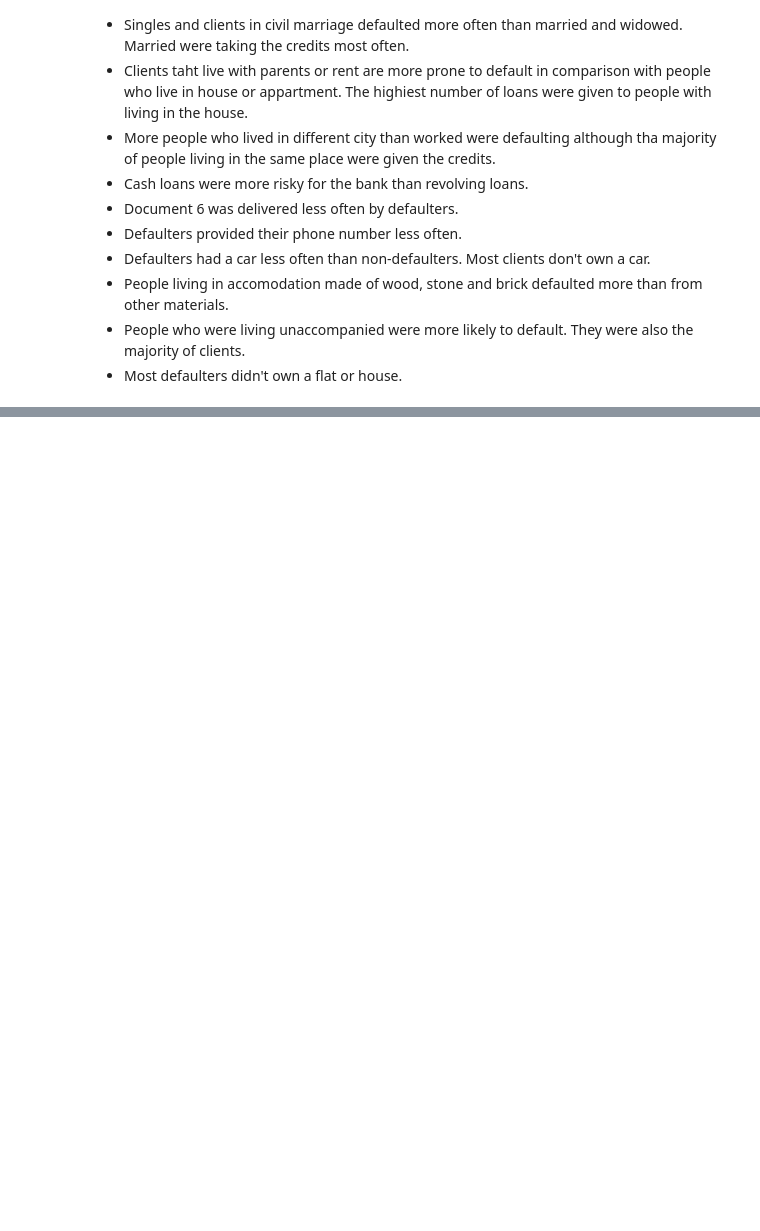
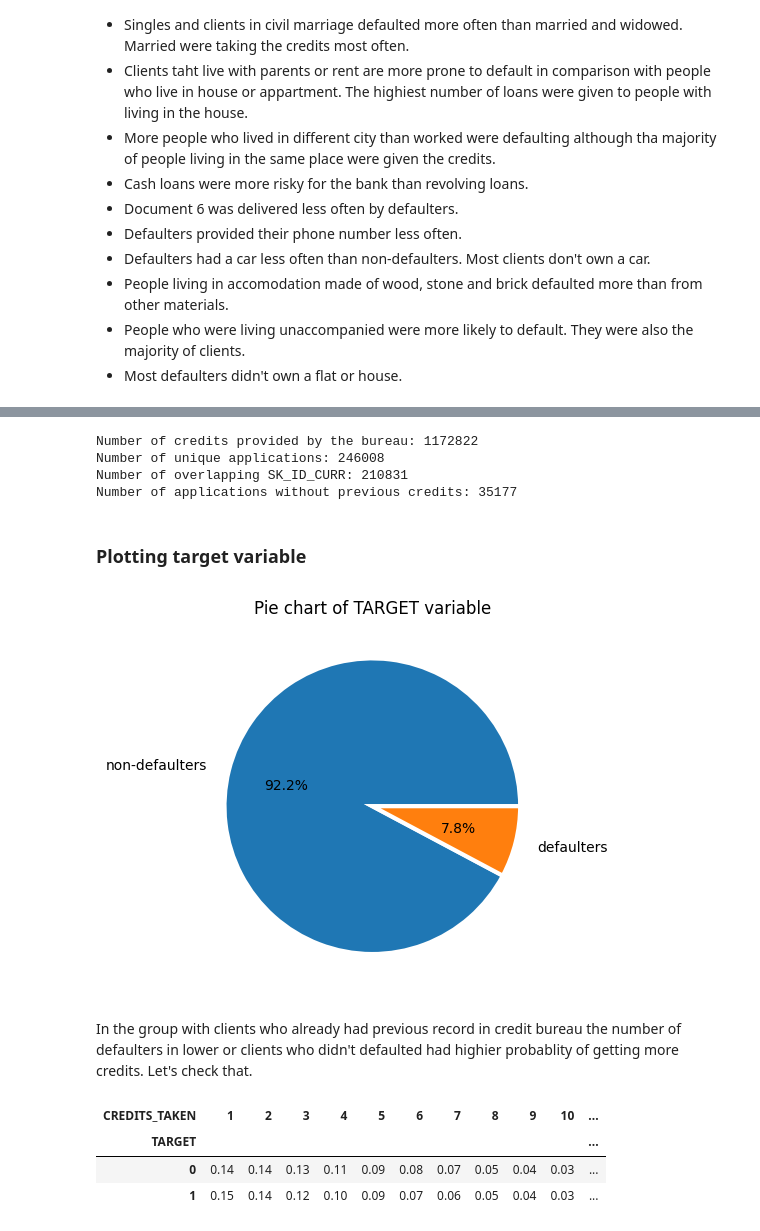
Before and after one commit to malgorzatakolka/HomeCreditDefaultRisk, a Jupyter notebook: Untitled.ipynb, the cells around one changed output, grey strips where cells are left out. Saved outputs shown, nothing was run; the diff lists cells and outputs as text; code cells hidden in the pictures; blank space fills up the shorter version.

```diff
--- a/Untitled.ipynb
+++ b/Untitled.ipynb
@@ -505,4 +505,6 @@ X_train, X_test, y_train, y_test = train_test_split(X, y, test_size=0.2, random_
 
 # Get the data for eda
 df_eda = pd.merge(X_train, y_train, left_index=True, right_index=True)
-df_eda = df_eda.drop('SK_ID_CURR', axis=1)
+
+# Getting unique values of application identification number for analysis with other tables
+app_id_eda = df_eda['SK_ID_CURR'].unique()
@@ -821,0 +827,3 @@ Observations:
+# %%
+bureau = pd.read_csv("bureau.csv")
+bureau.head(2)
@@ -821,0 +836,6 @@ Observations:
+# %%
+# Removing duplicates
+bureau = duplicates_check(bureau, 'bureau.csv')
+
+# Reducing memory
+bureau = reduce_memory_usage(bureau)
@@ -821,0 +864,4 @@ Observations:
+# %%
+# Merging bureau table with target variable and extracting data for analysis
+bureau_eda = df[['SK_ID_CURR', 'TARGET']].loc[df['SK_ID_CURR'].isin(app_id_eda)].merge(bureau, on='SK_ID_CURR', how='inner')
+bureau_eda.head()
@@ -821,0 +875,18 @@ Observations:
+# %%
+print(f'Number of credits provided by the bureau: {bureau_eda.shape[0]}')
+print(f'Number of unique applications: {len(app_id_eda)}')
+print(f'Number of overlapping SK_ID_CURR: {len(bureau_eda["SK_ID_CURR"].unique())}')
+print(f"Number of applications without previous credits: {len(set(app_id_eda)) - len(bureau_eda['SK_ID_CURR'].unique())}")
+# %% [output]
+Number of credits provided by the bureau: 1172822
+Number of unique applications: 246008
+Number of overlapping SK_ID_CURR: 210831
+Number of applications without previous credits: 35177
+# %% [markdown]
+### Plotting target variable
+# %%
+pie_plot(bureau_eda, 'TARGET', ['non-defaulters', 'defaulters'])
+# %% [output]
+[figure, added]
+# %% [markdown]
+In the group with clients who already had previous record in credit bureau the number of defaulters in lower or clients who didn't defaulted had highier probablity of getting more credits. Let's check that.
@@ -821,0 +897,8 @@ Observations:
+# %%
+# Crosstab of defaulting and numbers of records in credit bureau
+pd.crosstab(index=count_credits['TARGET'], columns=count_credits['CREDITS_TAKEN']).apply(lambda x: x/sum(x), axis=1)
+# %% [output]
+| CREDITS_TAKEN | 1 | 2 | 3 | 4 | 5 | 6 | 7 | 8 | 9 | 10 | ... |
+| TARGET |  |  |  |  |  |  |  |  |  |  | ... |
+| 0 | 0.14 | 0.14 | 0.13 | 0.11 | 0.09 | 0.08 | 0.07 | 0.05 | 0.04 | 0.03 | ... |
+| 1 | 0.15 | 0.14 | 0.12 | 0.10 | 0.09 | 0.07 | 0.06 | 0.05 | 0.04 | 0.03 | ... |
```
Also changed, not shown: parts of 149 cells of this notebook.
